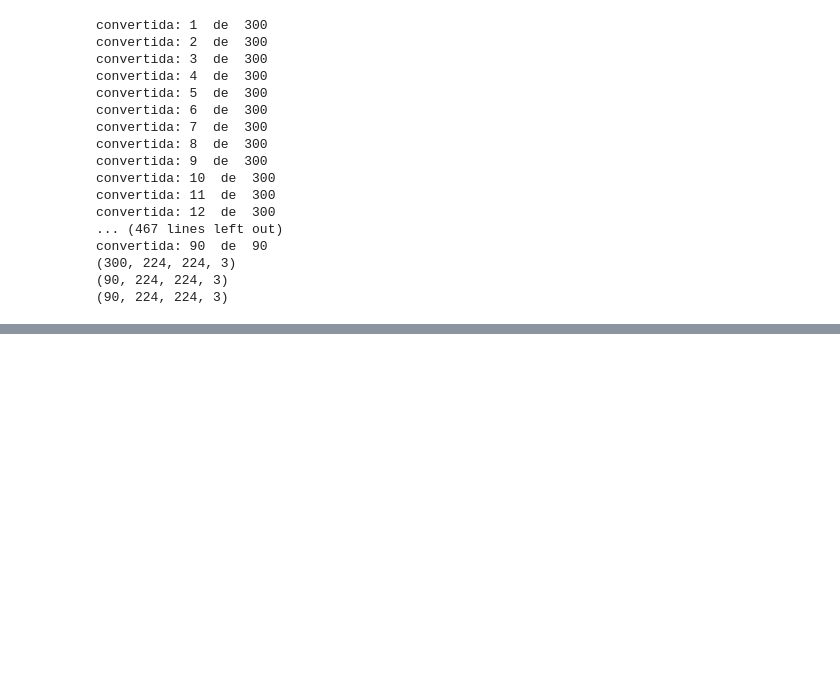
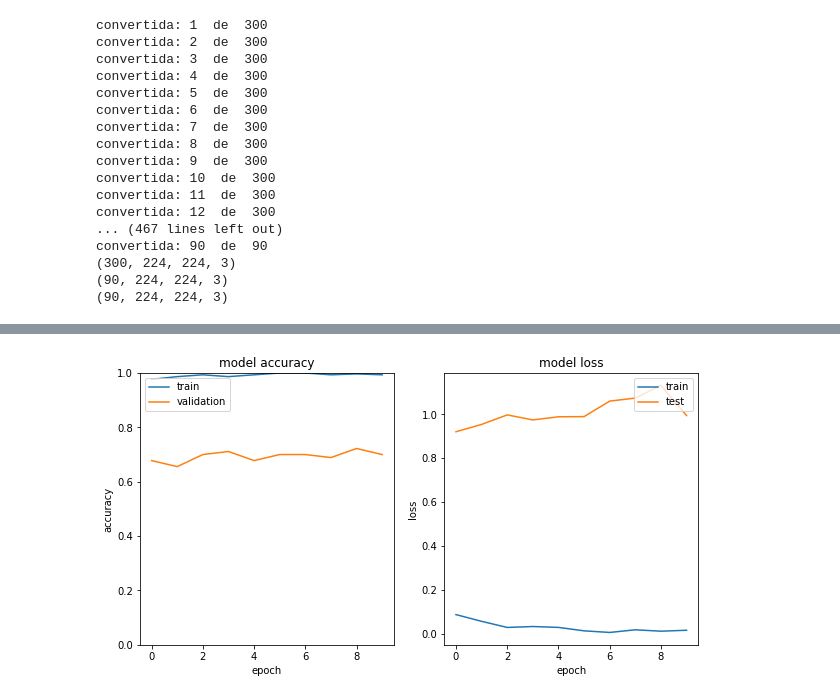
Before and after one commit to AlvaroUriel/idal_ia3, a Jupyter notebook: Trabajo_Uriel_Aprendizaje_produndo.ipynb, the cells around one changed output, grey strips where cells are left out. Saved outputs shown, nothing was run; the diff lists cells and outputs as text; code cells hidden in the pictures; blank space fills up the shorter version.

```diff
--- a/Trabajo_Uriel_Aprendizaje_produndo.ipynb
+++ b/Trabajo_Uriel_Aprendizaje_produndo.ipynb
@@ -236,6 +238,6 @@ _________________________________________________________________
 # %%
 opt = Adam(learning_rate=0.00001)
 model_transfer_full.compile(loss='categorical_crossentropy', optimizer=opt,metrics=['accuracy'])
-history = model_transfer_full.fit(train_x, y_train, batch_size=32, epochs=3,
+history = model_transfer_full.fit(train_x, y_train, batch_size=32, epochs=10,
           validation_data=(val_x, y_val), callbacks=[checkpointer],verbose=1, shuffle=True)
 # %% [output]
@@ -250,0 +261,25 @@ Epoch 3: val_loss improved from 1.05371 to 0.86863, saving model to scratchmodel
+# %%
+def plot_accuracy_loss(history):
+    fig = plt.figure(figsize=(10,5))
+
+    plt.subplot(1, 2, 1)
+    plt.plot(history.history['accuracy'])
+    plt.plot(history.history['val_accuracy'])
+    plt.title('model accuracy')
+    plt.ylabel('accuracy')
+    plt.xlabel('epoch')
+    plt.legend(['train', 'validation'], loc='upper left')
+    plt.ylim([0, 1])
+
+    plt.subplot(1, 2, 2)
+    plt.plot(history.history['loss'])
+    plt.plot(history.history['val_loss'])
+    plt.title('model loss')
+    plt.ylabel('loss')
+    plt.xlabel('epoch')
+    plt.legend(['train', 'test'], loc='upper right')
+    plt.show()
+
+plot_accuracy_loss(history)
+# %% [output]
+[figure, added]
```
Also changed, not shown: parts of 15 cells of this notebook.
